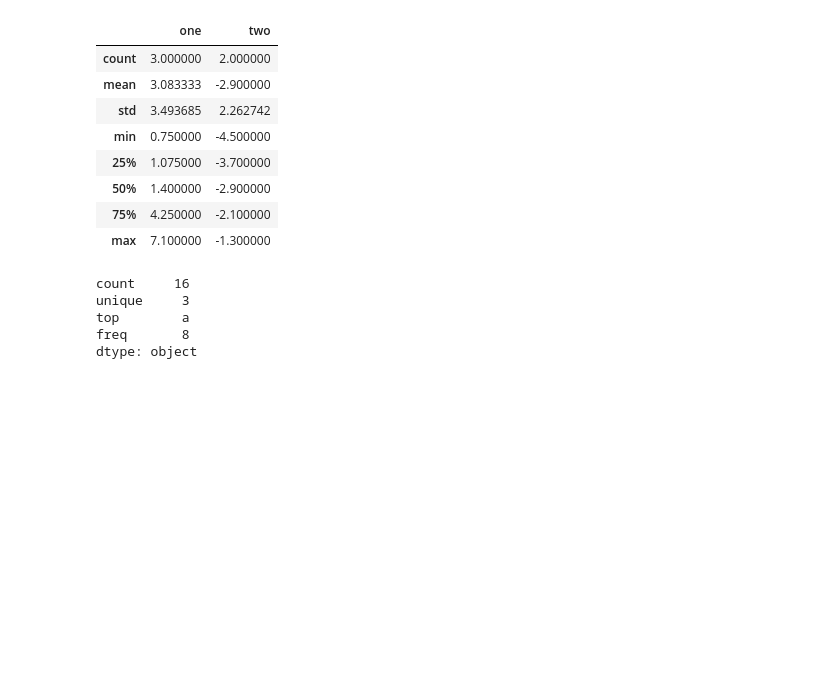
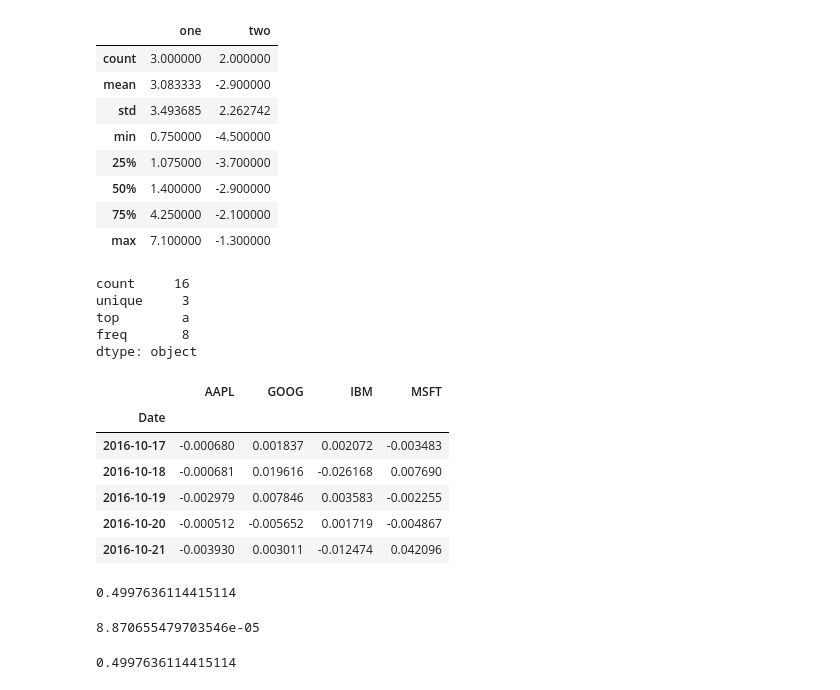
Before and after one commit to haoyongzhi/knowledge-planet, a Jupyter notebook: dataanalysis/dataanalysis_task3_ch05.ipynb, the cells around one changed output. Drawn from its saved outputs; the diff is of its cells as text; code cells hidden in the pictures; blank space fills up the shorter version.

```diff
--- a/dataanalysis/dataanalysis_task3.ipynb
+++ b/dataanalysis/dataanalysis_task3_ch05.ipynb
@@ -1216,0 +1215,26 @@ dtype: object
+# %%
+price = pd.read_pickle('examples/yahoo_price.pkl')
+volume = pd.read_pickle('examples/yahoo_volume.pkl')
+# %%
+returns = price.pct_change()
+returns.tail()
+# %% [output]
+|  | AAPL | GOOG | IBM | MSFT |
+| Date |  |  |  |  |
+| 2016-10-17 | -0.000680 | 0.001837 | 0.002072 | -0.003483 |
+| 2016-10-18 | -0.000681 | 0.019616 | -0.026168 | 0.007690 |
+| 2016-10-19 | -0.002979 | 0.007846 | 0.003583 | -0.002255 |
+| 2016-10-20 | -0.000512 | -0.005652 | 0.001719 | -0.004867 |
+| 2016-10-21 | -0.003930 | 0.003011 | -0.012474 | 0.042096 |
+# %%
+returns['MSFT'].corr(returns['IBM'])
+# %% [output]
+0.4997636114415114
+# %%
+returns['MSFT'].cov(returns['IBM'])
+# %% [output]
+8.870655479703546e-05
+# %%
+returns.MSFT.corr(returns.IBM)
+# %% [output]
+0.4997636114415114
```
Also changed, not shown: parts of 7 cells of this notebook.
